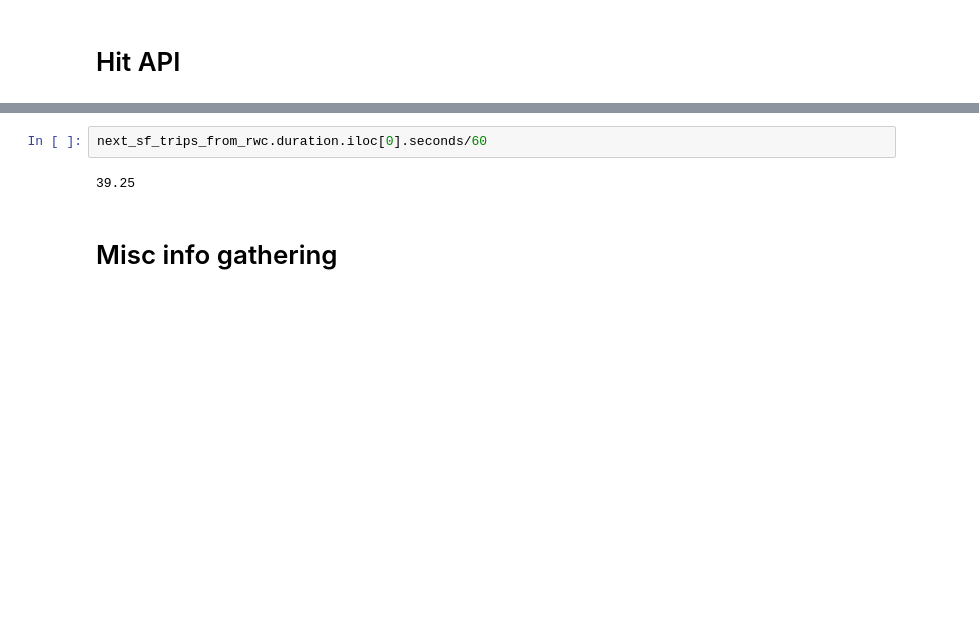
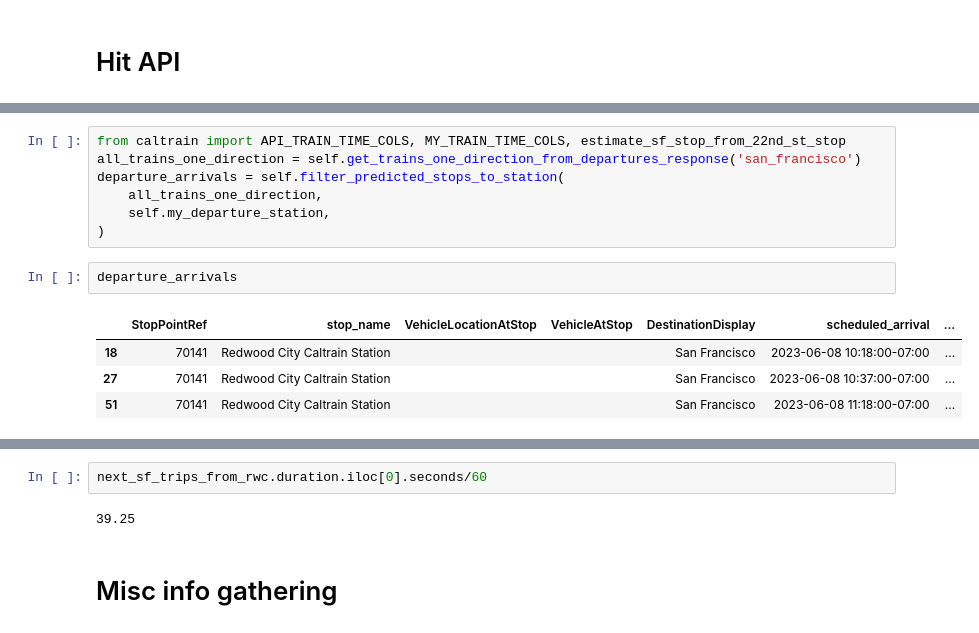
Before and after one commit to ahakso/sandbox, a Jupyter notebook: caltrain_api.ipynb, the cells around one changed output, grey strips where cells are left out. Drawn from its saved outputs; the diff is of its cells as text; blank space fills up the shorter version.

```diff
--- a/caltrain_api.ipynb
+++ b/caltrain_api.ipynb
@@ -153,0 +29,14 @@ rt_response = request_to_json(
+# %%
+from caltrain import API_TRAIN_TIME_COLS, MY_TRAIN_TIME_COLS, estimate_sf_stop_from_22nd_st_stop
+all_trains_one_direction = self.get_trains_one_direction_from_departures_response('san_francisco')
+departure_arrivals = self.filter_predicted_stops_to_station(
+    all_trains_one_direction,
+    self.my_departure_station,
+)
+# %%
+departure_arrivals
+# %% [output]
+|  | StopPointRef | stop_name | VehicleLocationAtStop | VehicleAtStop | DestinationDisplay | scheduled_arrival | ... |
+| 18 | 70141 | Redwood City Caltrain Station |  |  | San Francisco | 2023-06-08 10:18:00-07:00 | ... |
+| 27 | 70141 | Redwood City Caltrain Station |  |  | San Francisco | 2023-06-08 10:37:00-07:00 | ... |
+| 51 | 70141 | Redwood City Caltrain Station |  |  | San Francisco | 2023-06-08 11:18:00-07:00 | ... |
```
Also changed, not shown: parts of 24 cells of this notebook.
